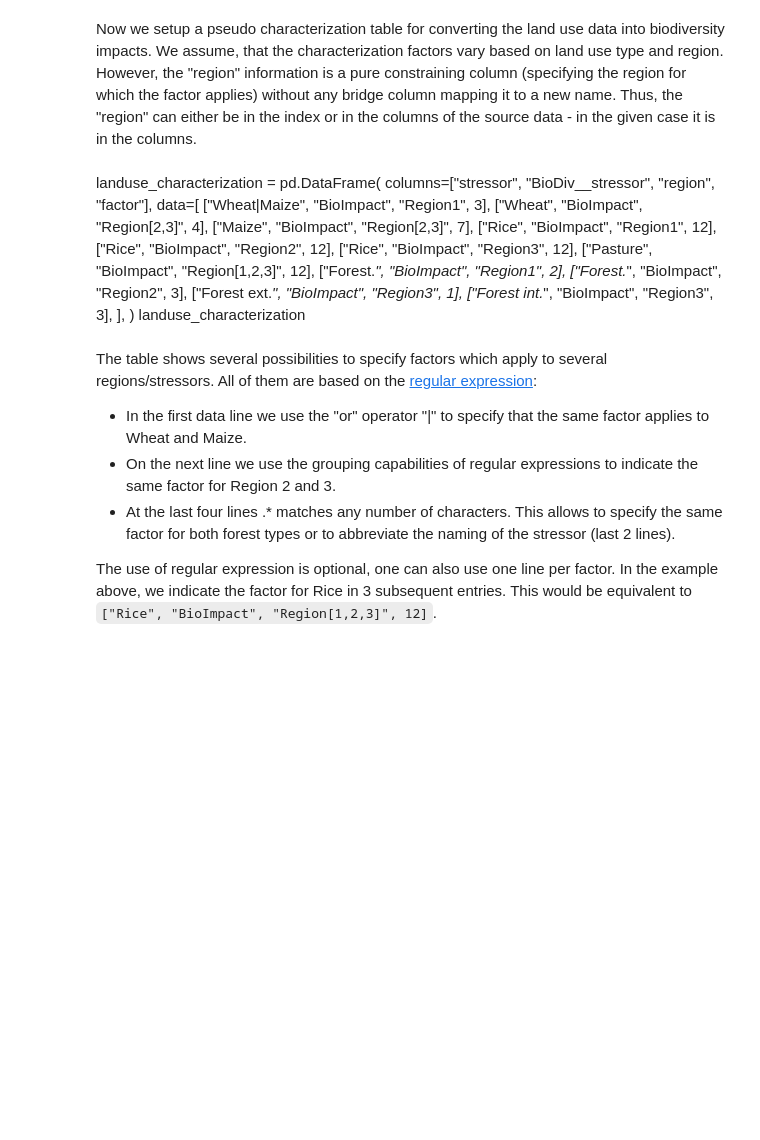
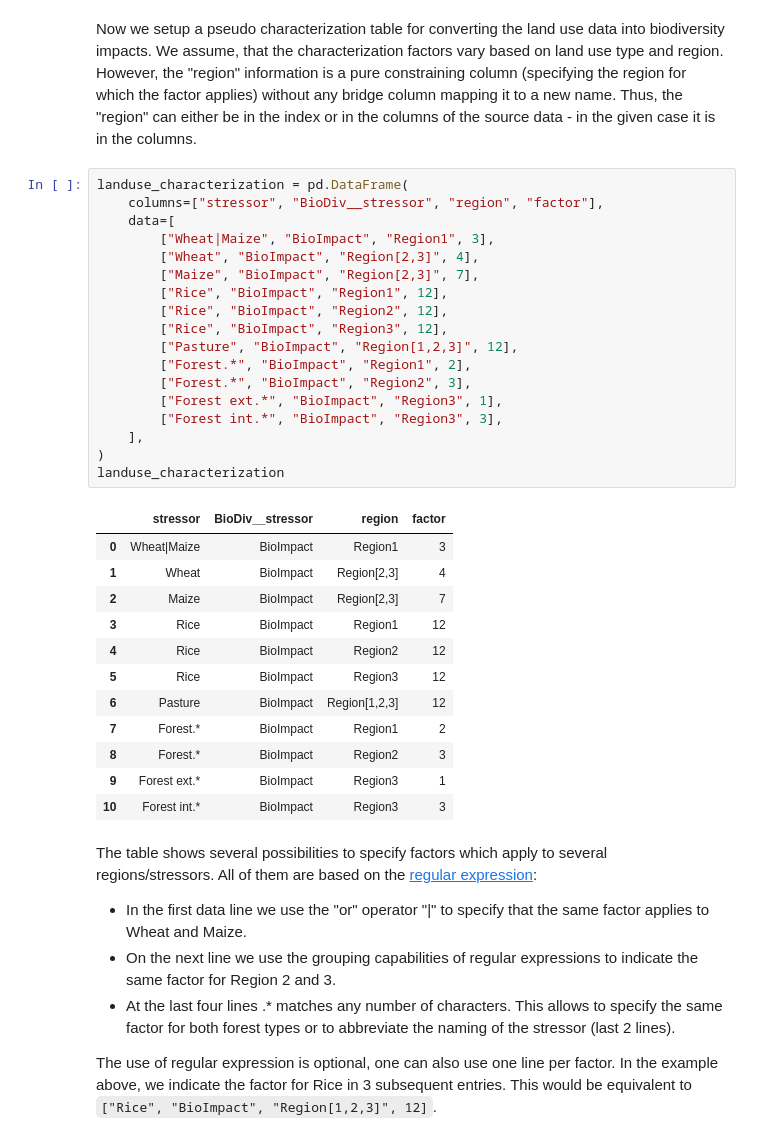
Before and after one commit to IndEcol/pymrio, a Jupyter notebook: doc/source/notebooks/convert.ipynb, the cells around one changed output. Cells and saved outputs as stored; diff of their text form; blank space fills up the shorter version.

```diff
--- a/doc/source/notebooks/convert.ipynb
+++ b/doc/source/notebooks/convert.ipynb
@@ -243,24 +311,37 @@ land use type and region. However, the "region" information is a pure
 constraining column (specifying the region for which the factor applies) without
 any bridge column mapping it to a new name. Thus, the "region" can either be in the index
 or in the columns of the source data - in the given case it is in the columns.
-# %% [markdown]
-landuse_characterization = pd.DataFrame(
-    columns=["stressor", "BioDiv__stressor", "region", "factor"],
-    data=[
-        ["Wheat|Maize", "BioImpact", "Region1", 3],
-        ["Wheat", "BioImpact", "Region[2,3]", 4],
-        ["Maize", "BioImpact", "Region[2,3]", 7],
-        ["Rice", "BioImpact", "Region1", 12],
-        ["Rice", "BioImpact", "Region2", 12],
-        ["Rice", "BioImpact", "Region3", 12],
-        ["Pasture", "BioImpact", "Region[1,2,3]", 12],
-        ["Forest.*", "BioImpact", "Region1", 2],
-        ["Forest.*", "BioImpact", "Region2", 3],
-        ["Forest ext.*", "BioImpact", "Region3", 1],
-        ["Forest int.*", "BioImpact", "Region3", 3],
-    ],
-)
-landuse_characterization
+# %%
+landuse_characterization = pd.DataFrame(
+    columns=["stressor", "BioDiv__stressor", "region", "factor"],
+    data=[
+        ["Wheat|Maize", "BioImpact", "Region1", 3],
+        ["Wheat", "BioImpact", "Region[2,3]", 4],
+        ["Maize", "BioImpact", "Region[2,3]", 7],
+        ["Rice", "BioImpact", "Region1", 12],
+        ["Rice", "BioImpact", "Region2", 12],
+        ["Rice", "BioImpact", "Region3", 12],
+        ["Pasture", "BioImpact", "Region[1,2,3]", 12],
+        ["Forest.*", "BioImpact", "Region1", 2],
+        ["Forest.*", "BioImpact", "Region2", 3],
+        ["Forest ext.*", "BioImpact", "Region3", 1],
+        ["Forest int.*", "BioImpact", "Region3", 3],
+    ],
+)
+landuse_characterization
+# %% [output]
+|  | stressor | BioDiv__stressor | region | factor |
+| 0 | Wheat|Maize | BioImpact | Region1 | 3 |
+| 1 | Wheat | BioImpact | Region[2,3] | 4 |
+| 2 | Maize | BioImpact | Region[2,3] | 7 |
+| 3 | Rice | BioImpact | Region1 | 12 |
+| 4 | Rice | BioImpact | Region2 | 12 |
+| 5 | Rice | BioImpact | Region3 | 12 |
+| 6 | Pasture | BioImpact | Region[1,2,3] | 12 |
+| 7 | Forest.* | BioImpact | Region1 | 2 |
+| 8 | Forest.* | BioImpact | Region2 | 3 |
+| 9 | Forest ext.* | BioImpact | Region3 | 1 |
+| 10 | Forest int.* | BioImpact | Region3 | 3 |
 # %% [markdown]
 The table shows several possibilities to specify factors which apply to several
 regions/stressors.
```
Also changed, not shown: parts of 18 cells of this notebook, 5 other files.
